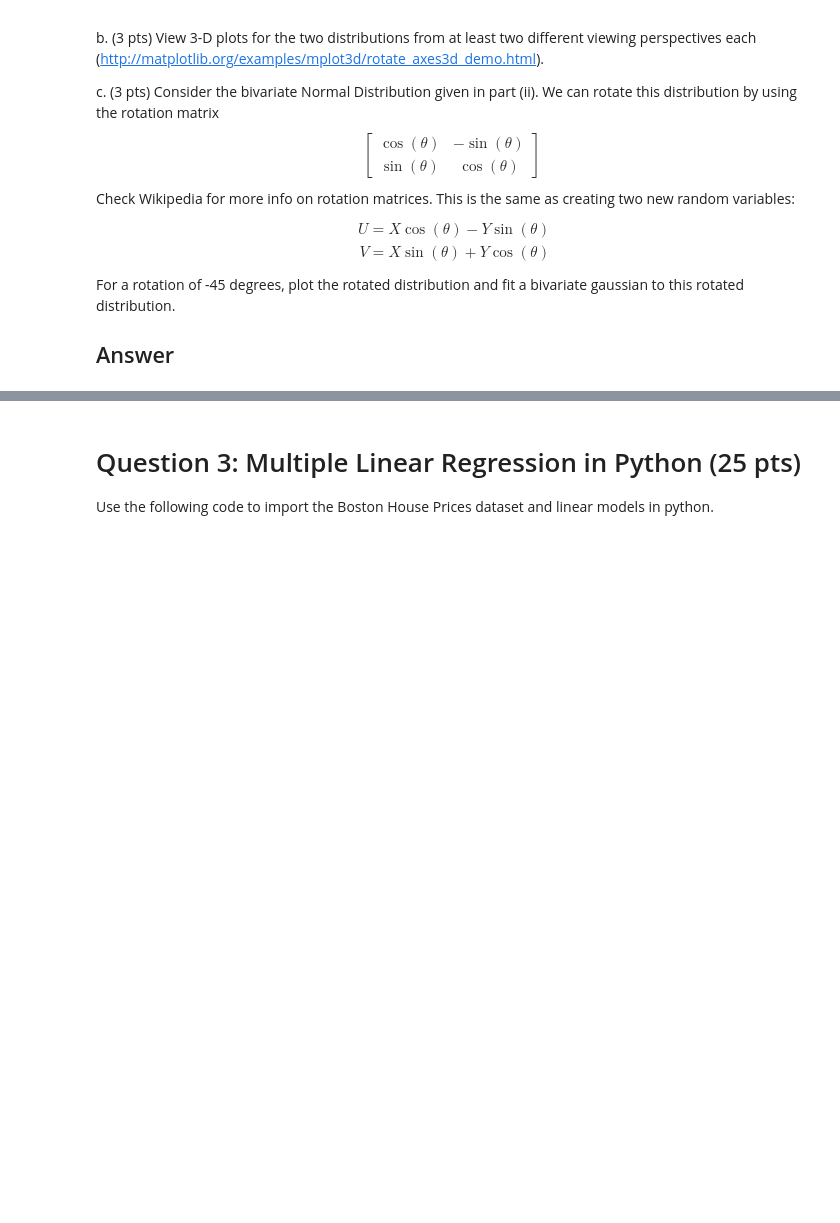
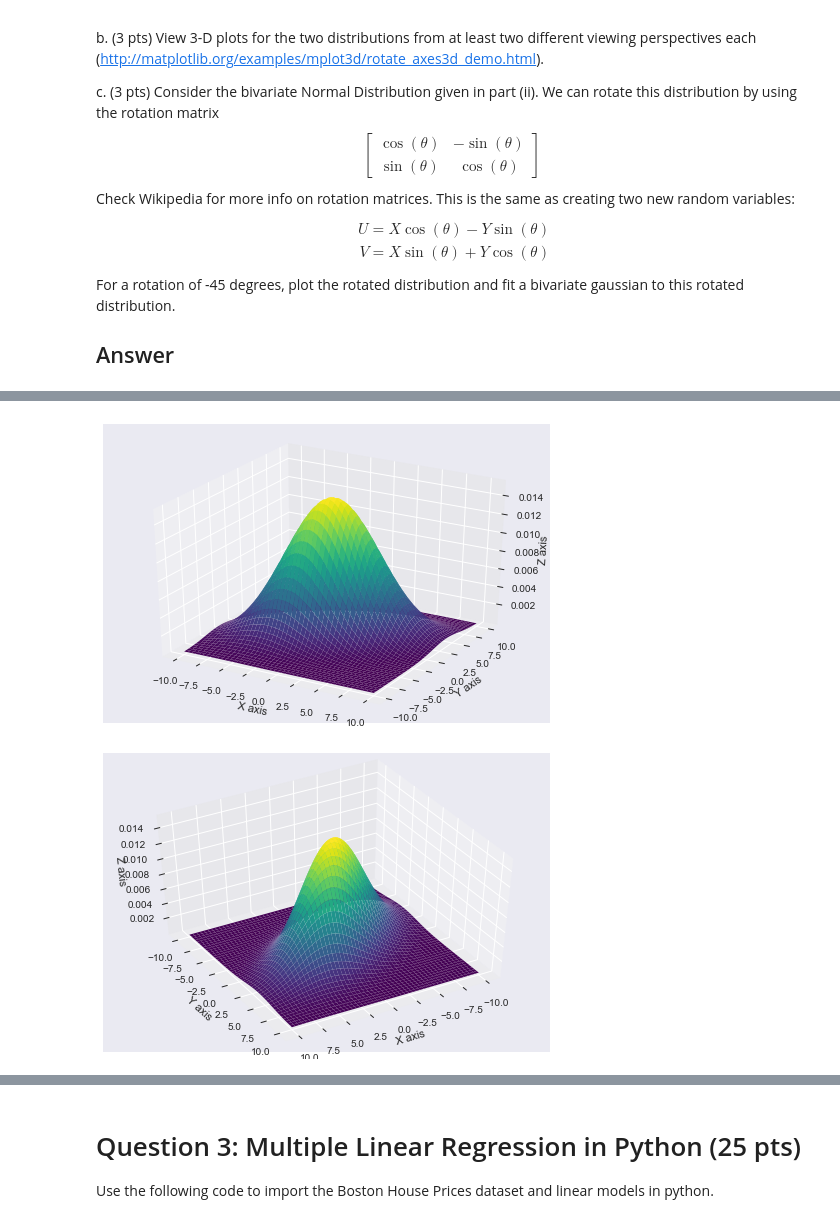
Before and after one commit to atreyamisra/DataSciencePrinciples, a Jupyter notebook: Homework/HW1.ipynb, the cells around one changed output, grey strips where cells are left out. Cells and saved outputs as stored; diff of their text form; code cells hidden in the pictures; blank space fills up the shorter version.

```diff
--- a/Homework/HW1.ipynb
+++ b/Homework/HW1.ipynb
@@ -110,0 +118,25 @@ plt.show()
+# %%
+rv = multivariate_normal([0, 0], [[16, 6], [6, 9]])
+
+fig = plt.figure()
+ax = fig.gca(projection='3d')
+ax.plot_surface(X, Y, rv.pdf(pos),cmap='viridis',linewidth=0)
+ax.set_xlabel('X axis')
+ax.set_ylabel('Y axis')
+ax.set_zlabel('Z axis')
+
+
+plt.show()
+
+fig = plt.figure()
+ax = fig.gca(projection='3d')
+ax.plot_surface(X, Y, rv.pdf(pos),cmap='viridis',linewidth=0)
+ax.set_xlabel('X axis')
+ax.set_ylabel('Y axis')
+ax.set_zlabel('Z axis')
+ax.view_init(45, 60)
+
+plt.show()
+# %% [output]
+[figure, added]
+[figure, added]
```
Also changed, not shown: parts of 4 cells of this notebook.
